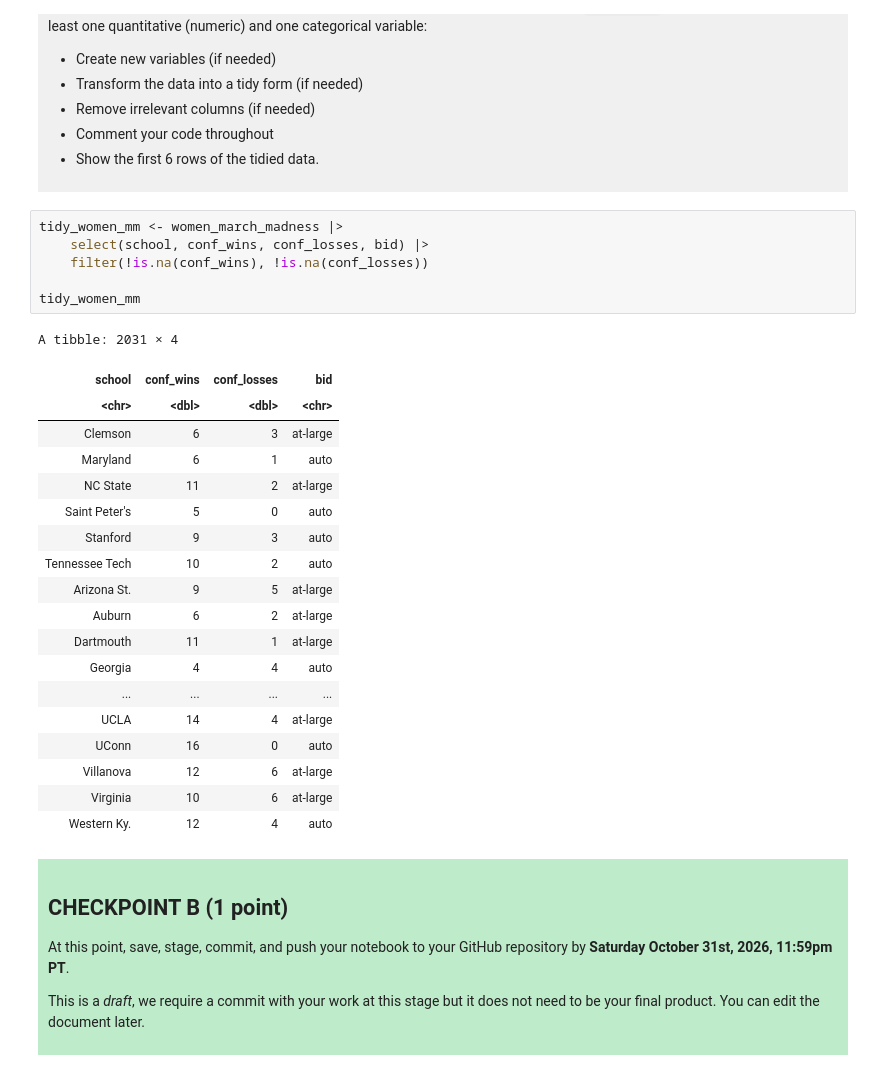
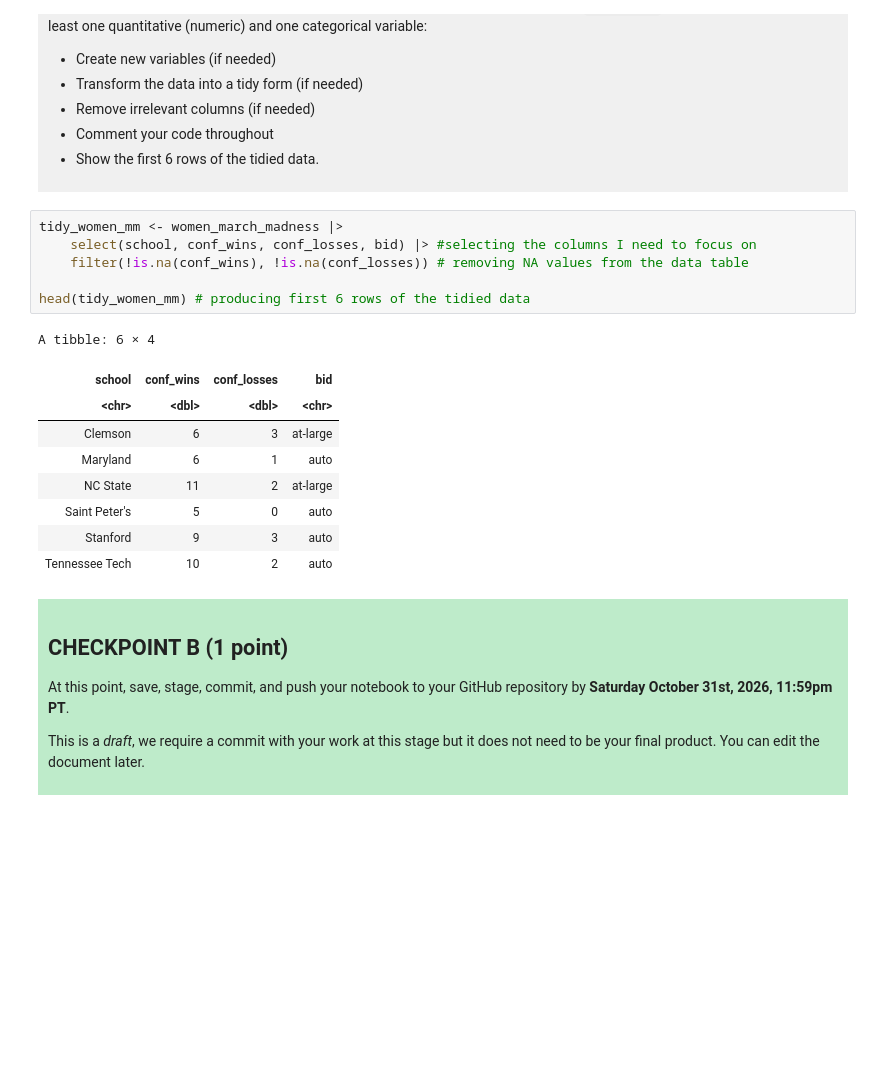
Before and after one commit to jqinggggg/dsci-100-project-junqing-ma, a Jupyter notebook: dsci-100-project-notebook.ipynb, the cells around one changed output. Saved outputs shown, nothing was run; the diff lists cells and outputs as text; blank space fills up the shorter version.

```diff
--- a/dsci-100-project-notebook.ipynb
+++ b/dsci-100-project-notebook.ipynb
@@ -223,30 +223,20 @@ Produce a tidy data set that could be used to answer your research question usin
 </div>
 # %%
 tidy_women_mm <- women_march_madness |>
-    select(school, conf_wins, conf_losses, bid) |>
-    filter(!is.na(conf_wins), !is.na(conf_losses))
+    select(school, conf_wins, conf_losses, bid) |> #selecting the columns I need to focus on
+    filter(!is.na(conf_wins), !is.na(conf_losses)) # removing NA values from the data table
 
-tidy_women_mm
+head(tidy_women_mm) # producing first 6 rows of the tidied data
 # %% [output]
-A tibble: 2031 × 4
+A tibble: 6 × 4
 | school | conf_wins | conf_losses | bid |
 | <chr> | <dbl> | <dbl> | <chr> |
 | Clemson | 6 | 3 | at-large |
 | Maryland | 6 | 1 | auto |
 | NC State | 11 | 2 | at-large |
 | Saint Peter's | 5 | 0 | auto |
 | Stanford | 9 | 3 | auto |
 | Tennessee Tech | 10 | 2 | auto |
-| Arizona St. | 9 | 5 | at-large |
-| Auburn | 6 | 2 | at-large |
-| Dartmouth | 11 | 1 | at-large |
-| Georgia | 4 | 4 | auto |
-| ... | ... | ... | ... |
-| UCLA | 14 | 4 | at-large |
-| UConn | 16 | 0 | auto |
-| Villanova | 12 | 6 | at-large |
-| Virginia | 10 | 6 | at-large |
-| Western Ky. | 12 | 4 | auto |
 # %% [markdown]
 <div style="background-color: #beebca; padding: 10px;">
 
```
Also changed, not shown: parts of 1 cell of this notebook.
